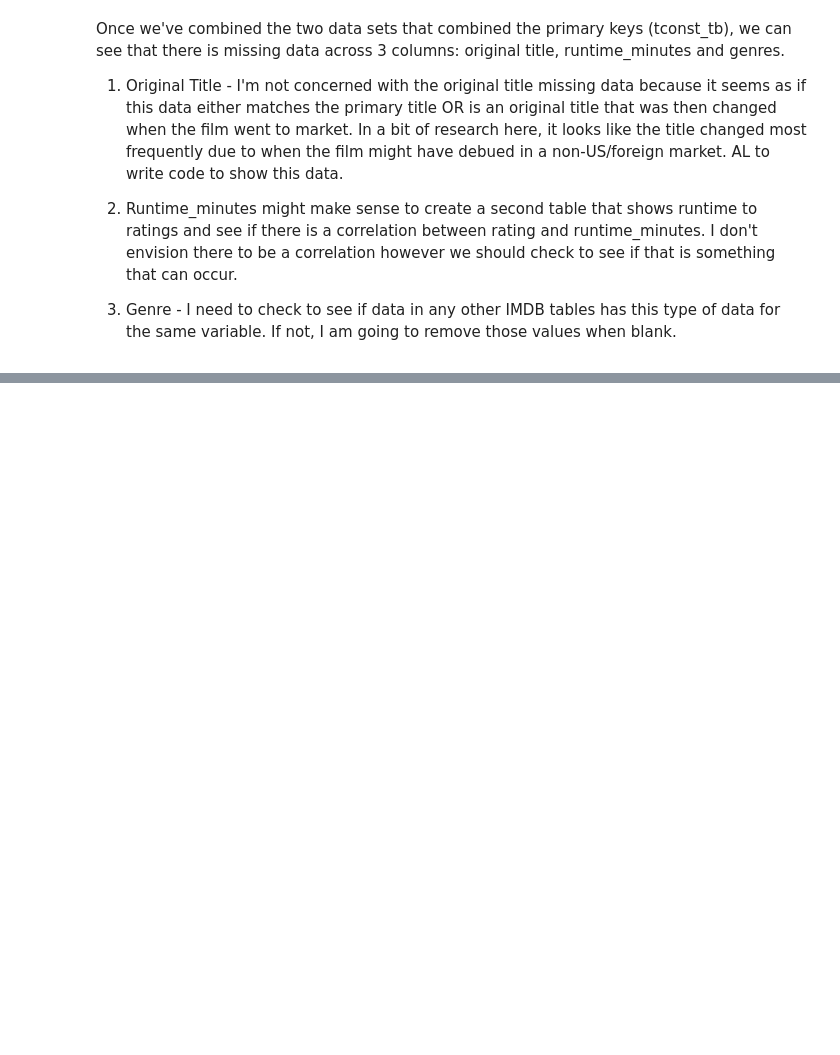
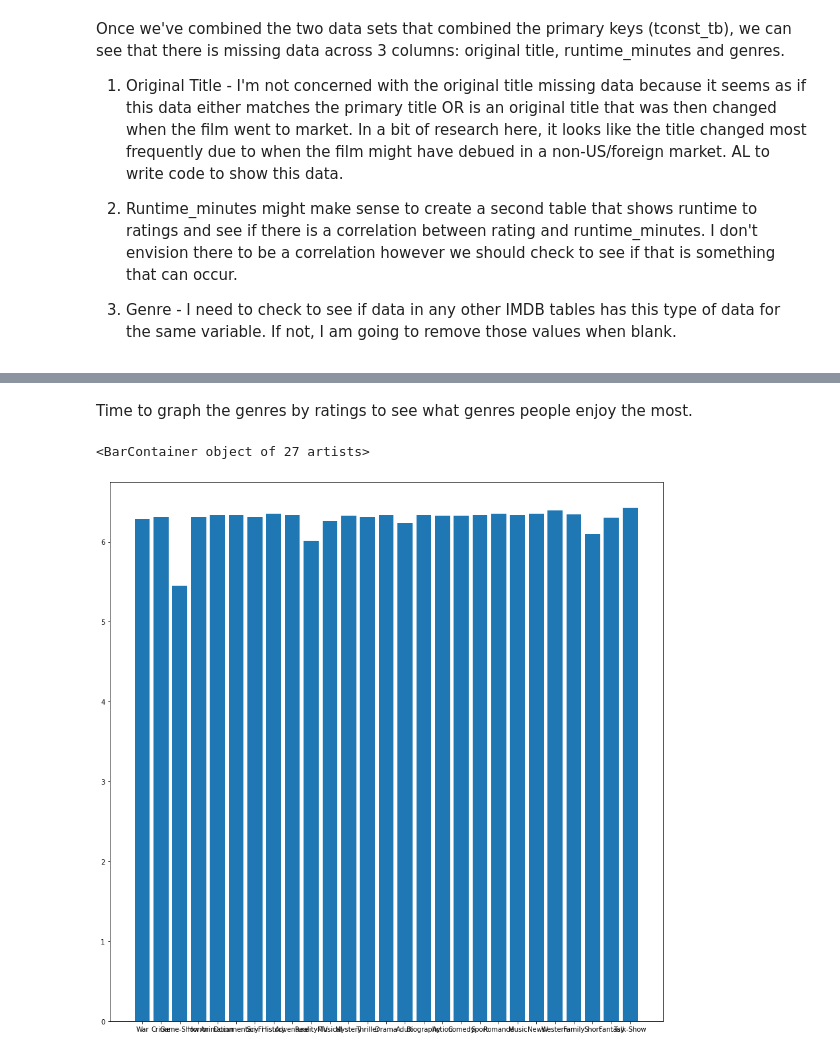
Before and after one commit to meowkaiser/STRONGEST_Project1, a Jupyter notebook: imbd_title_ratings_basics.ipynb, the cells around one changed output, grey strips where cells are left out. Cells and saved outputs as stored; diff of their text form; code cells hidden in the pictures; blank space fills up the shorter version.

```diff
--- a/imbd_title_ratings_basics.ipynb
+++ b/imbd_title_ratings_basics.ipynb
@@ -141,0 +205,3 @@ Once we've combined the two data sets that combined the primary keys (tconst_tb)
+# %%
+unique_gen = list(set(total_genre))
+unique_gen
@@ -141,0 +235,8 @@ Once we've combined the two data sets that combined the primary keys (tconst_tb)
+# %%
+ratings = {}
+
+for x in unique_gen:
+    y = df_combined[df_combined['genres'].str.contains(x)].mean().values[2]
+    ratings[x]= y
+
+# print(ratings)
@@ -141,0 +250,12 @@ Once we've combined the two data sets that combined the primary keys (tconst_tb)
+# %% [markdown]
+Time to graph the genres by ratings to see what genres people enjoy the most.
+# %%
+fig3, ax = plt.subplots(figsize =(15,15))
+
+n = ratings.keys()
+m = ratings.values()
+
+ax.bar(n, m)
+# %% [output]
+<BarContainer object of 27 artists>
+[figure, added]
```
Also changed, not shown: parts of 22 cells of this notebook.
